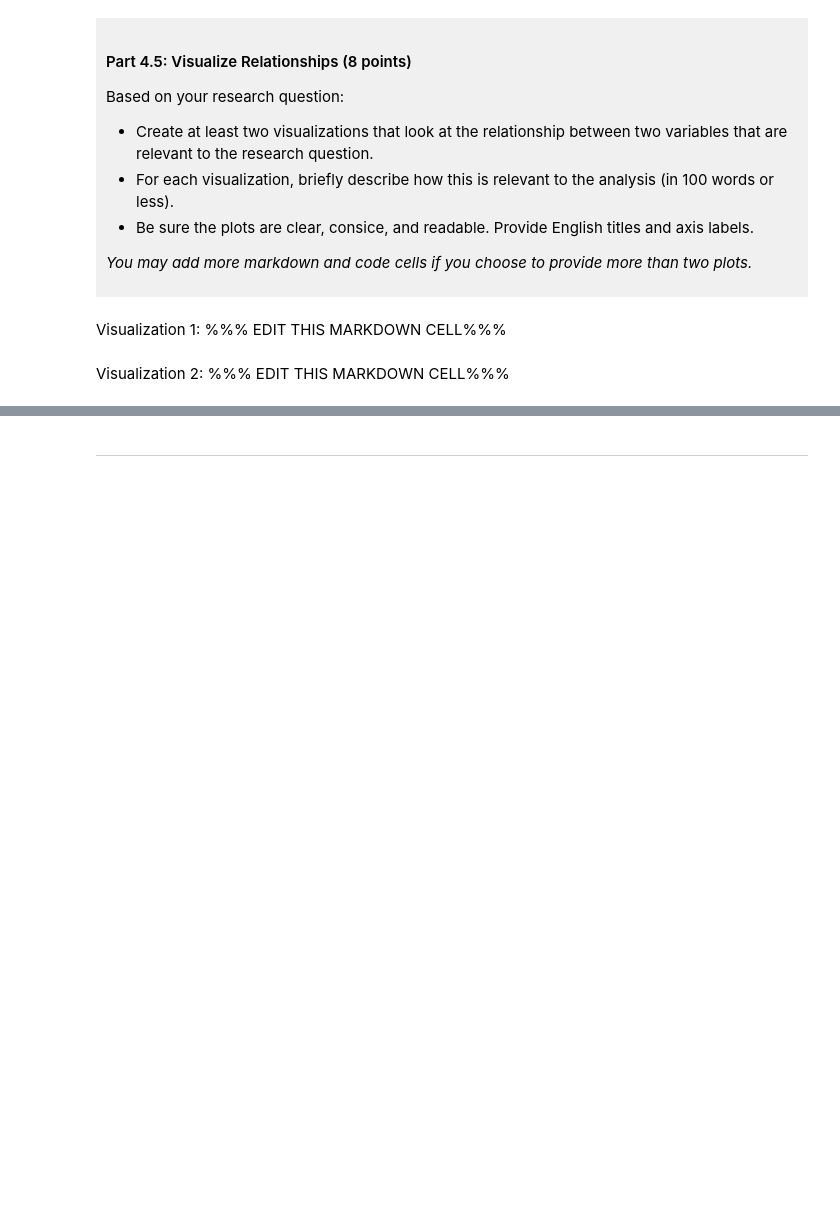
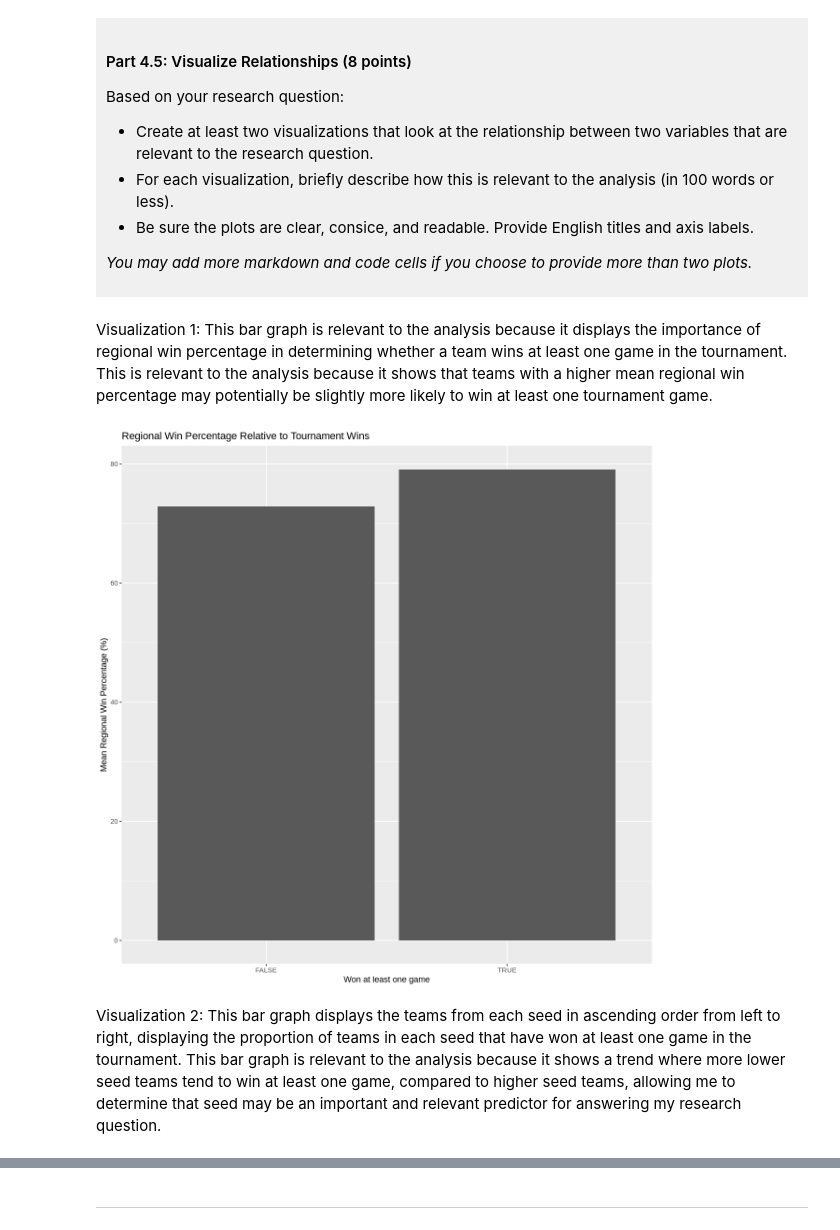
Before and after one commit to parkar5/dsci-100-project-aidan-park, a Jupyter notebook: dsci-100-project-notebook.ipynb, the cells around one changed output, grey strips where cells are left out. Saved outputs shown, nothing was run; the diff lists cells and outputs as text; code cells hidden in the pictures; blank space fills up the shorter version.

```diff
--- a/dsci-100-project-notebook.ipynb
+++ b/dsci-100-project-notebook.ipynb
@@ -281,4 +305,7 @@ You will refine your research question (if needed) and produce a tidy data set.
 - Show the outputted table.
 </div>
 # %%
-### EDIT THIS CODE CELL ###
+mean_table<- data_tidy|>
+    group_by(won_game) |>
+    summarize(mean_reg_wins_pct=mean(reg_wins_pct,na.rm=TRUE))
+mean_table
@@ -316,9 +360,16 @@ Based on your research question:
 *You may add more markdown and code cells if you choose to provide more than two plots.*
 </div>
 # %% [markdown]
-Visualization 1: %%% EDIT THIS MARKDOWN CELL%%%
+Visualization 1: This bar graph is relevant to the analysis because it displays the importance of regional win percentage in determining whether a team wins at least one game in the tournament. This is relevant to the analysis because it shows that teams with a higher mean regional win percentage may potentially be slightly more likely to win at least one tournament game.
 # %%
-### EDIT THIS CODE CELL FOR VISUALIZATION 1###
+mean_reg_pct_bar <- mean_table |>
+    ggplot(aes(x=won_game, y=mean_reg_wins_pct))+
+    geom_bar(stat="identity")+
+    labs(title="Regional Win Percentage Relative to Tournament Wins", x="Won at least one game", y="Mean Regional Win Percentage (%)")
+
+mean_reg_pct_bar
+# %% [output]
+[figure, added]
 # %% [markdown]
-Visualization 2: %%% EDIT THIS MARKDOWN CELL%%%
+Visualization 2: This bar graph displays the teams from each seed in ascending order from left to right, displaying the proportion of teams in each seed that have won at least one game in the tournament. This bar graph is relevant to the analysis because it shows a trend where more lower seed teams tend to win at least one game, compared to higher seed teams, allowing me to determine that seed may be an important and relevant predictor for answering my research question.
 # %%
```
Also changed, not shown: parts of 7 cells of this notebook.
